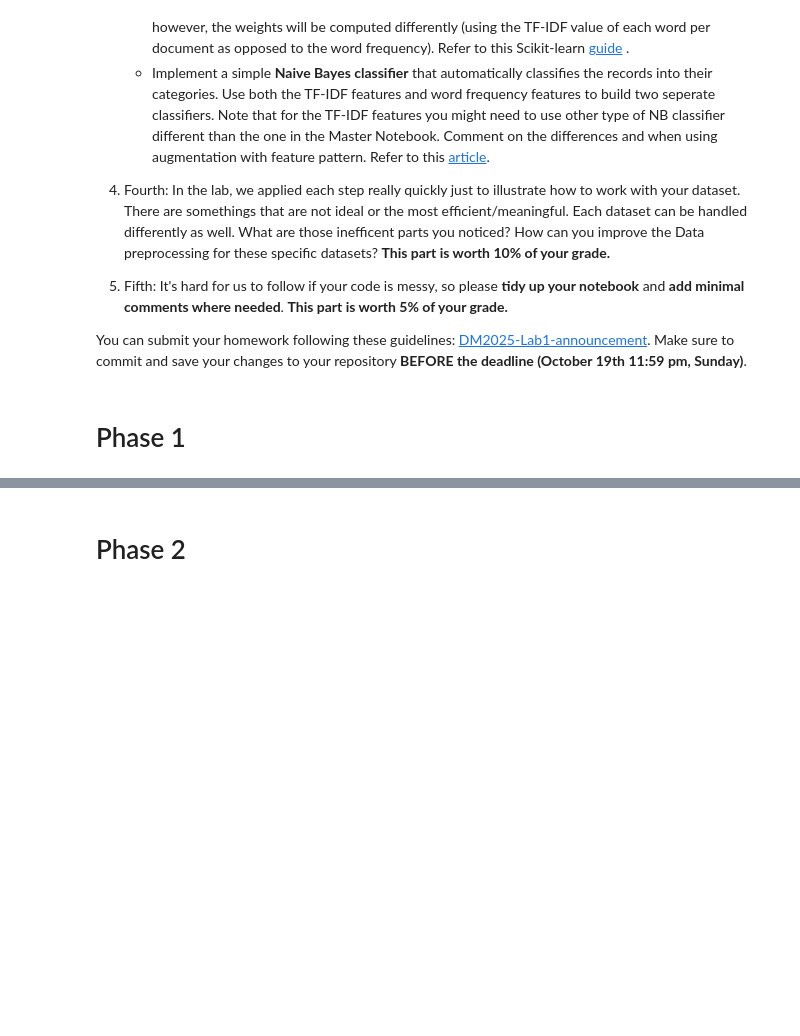
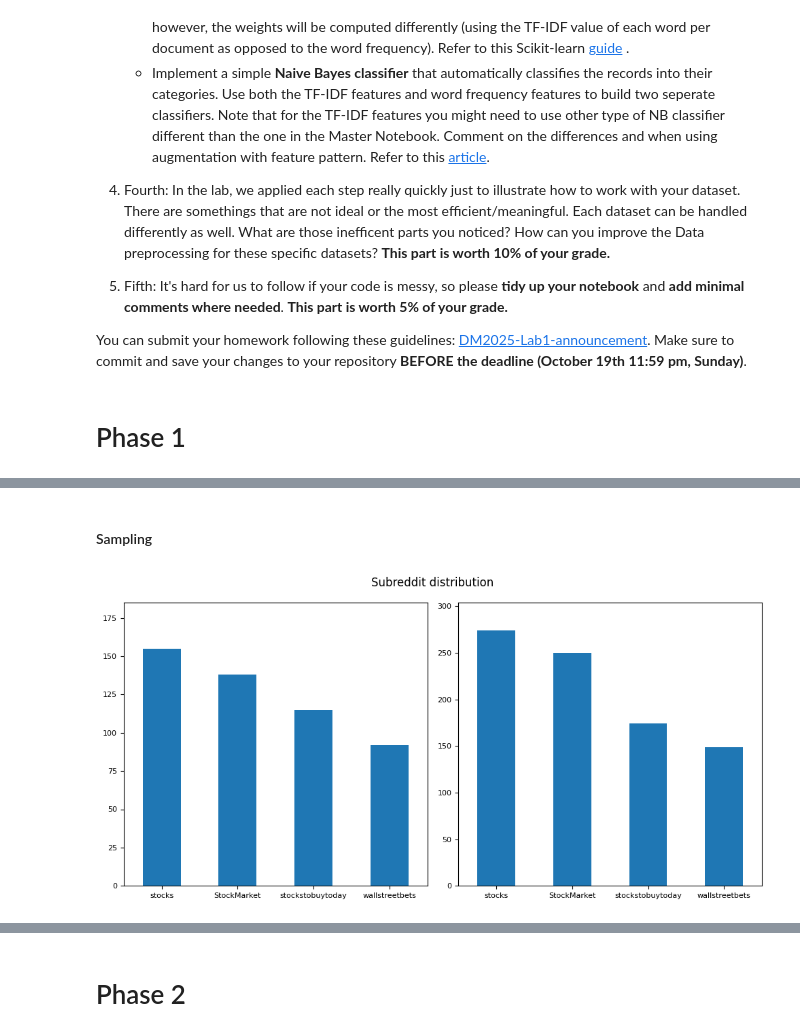
Before and after one commit to chiw4n/DM2025-Lab1-Exercise, a Jupyter notebook: DM2025-Lab1-Homework.ipynb, the cells around one changed output, grey strips where cells are left out. Saved outputs shown, nothing was run; the diff lists cells and outputs as text; code cells hidden in the pictures; blank space fills up the shorter version.

```diff
--- a/DM2025-Lab1-Homework.ipynb
+++ b/DM2025-Lab1-Homework.ipynb
@@ -62,0 +74,18 @@ You can submit your homework following these guidelines: [DM2025-Lab1-announceme
+# %%
+### Begin Assignment Here
+# test code for environment setup
+import sys
+import pandas as pd
+import numpy as np
+from sklearn.feature_extraction.text import CountVectorizer
+import plotly as py
+import math
+import PAMI
+import umap
+import helpers.data_mining_helpers as dmh
+
+categories = ['alt.atheism', 'soc.religion.christian', 'comp.graphics', 'sci.med']
+# twenty_train = fetch_20newsgroups(subset='train', categories=categories, shuffle=True, random_state=42)
+df_stock = pd.read_csv('newdataset/Reddit-stock-sentiment.csv')
+
+df_stock[0:3]
@@ -62,0 +247,19 @@ You can submit your homework following these guidelines: [DM2025-Lab1-announceme
+# %% [markdown]
+#### Sampling
+# %%
+import matplotlib.pyplot as plt
+%matplotlib inline
+df_sample = df_stock.sample(n=500,random_state=42)
+# %%
+fig, axes = plt.subplots(1, 2, figsize=(10, 5))  # 1 row, 2 columns
+df_sample['subreddit'].value_counts().plot(kind = 'bar',
+                                    ylim = [0, df_sample['subreddit'].value_counts().max()+30],
+                                    rot = 0, fontsize = 8, ax = axes[0], xlabel = '')
+df_stock['subreddit'].value_counts().plot(kind = 'bar',
+                                    ylim = [0, df_stock['subreddit'].value_counts().max()+30],
+                                    rot = 0, fontsize = 8, ax = axes[1], xlabel = '')
+fig.suptitle('Subreddit distribution')
+plt.tight_layout()
+plt.show()
+# %% [output]
+[figure, added]
```
Also changed, not shown: parts of 64 cells of this notebook.
